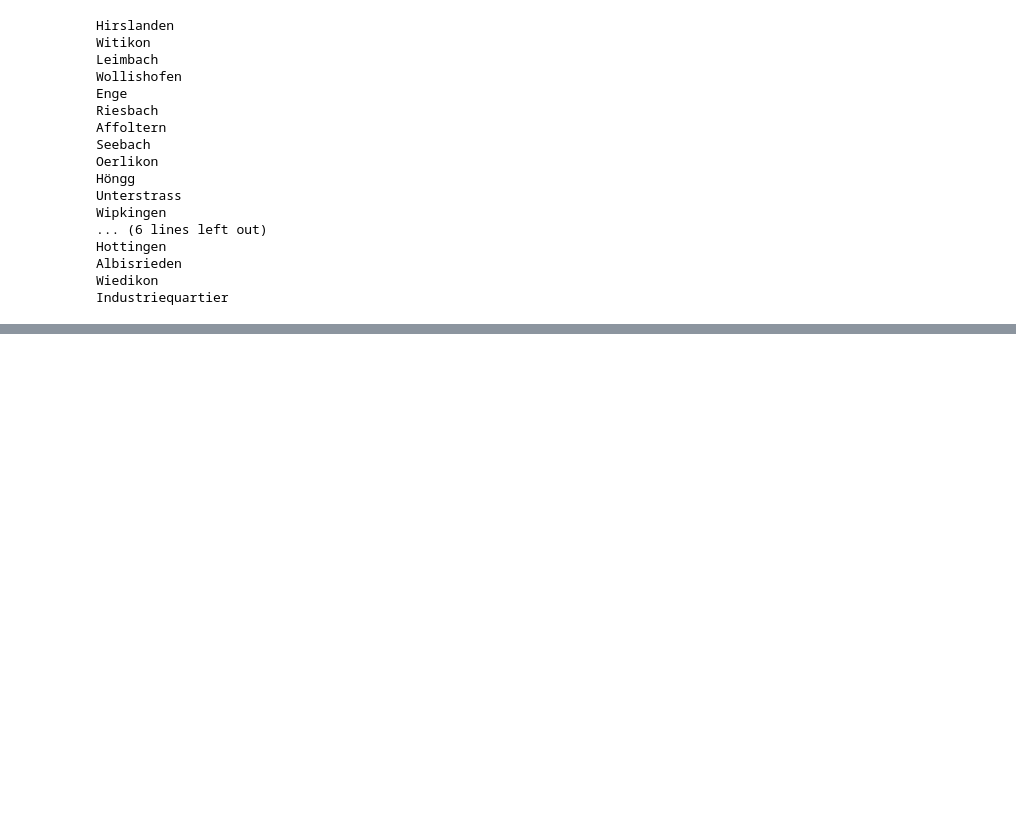
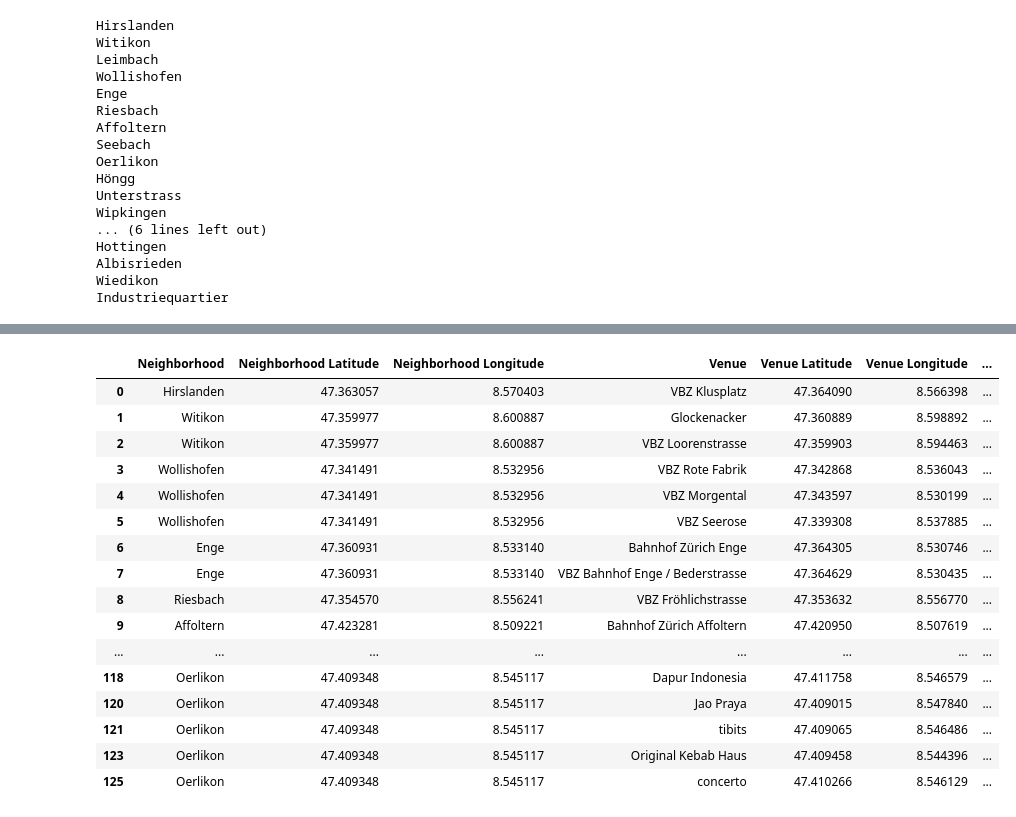
Before and after one commit to xanag/Coursera_Capstone, a Jupyter notebook: Final Capstone Project.ipynb, the cells around one changed output, grey strips where cells are left out. Saved outputs shown, nothing was run; the diff lists cells and outputs as text; code cells hidden in the pictures; blank space fills up the shorter version.

```diff
--- a/Final Capstone Project.ipynb
+++ b/Final Capstone Project.ipynb
@@ -364,0 +427,26 @@ neigh_with_train
+# %%
+# It seems that Schwamedingen, Oerlikon and Wollishofen have highest number of train, tram, bus stations. Lets take food places into consideration too
+target = target.append(zurich_venues.loc[zurich_venues['Venue Category'].str.contains("Restaurant")])
+target = target.append(zurich_venues.loc[zurich_venues['Venue Category'].str.contains("Café")])
+#target = target.append(zurich_venues.loc[zurich_venues['Venue Category'].str.contains("Shop")])
+#target = target.append(zurich_venues.loc[zurich_venues['Venue Category'].str.contains("Store")])
+#target = target.append(zurich_venues.loc[zurich_venues['Venue Category'].str.contains("Supermarket")])
+target
+# %% [output]
+|  | Neighborhood | Neighborhood Latitude | Neighborhood Longitude | Venue | Venue Latitude | Venue Longitude | ... |
+| 0 | Hirslanden | 47.363057 | 8.570403 | VBZ Klusplatz | 47.364090 | 8.566398 | ... |
+| 1 | Witikon | 47.359977 | 8.600887 | Glockenacker | 47.360889 | 8.598892 | ... |
+| 2 | Witikon | 47.359977 | 8.600887 | VBZ Loorenstrasse | 47.359903 | 8.594463 | ... |
+| 3 | Wollishofen | 47.341491 | 8.532956 | VBZ Rote Fabrik | 47.342868 | 8.536043 | ... |
+| 4 | Wollishofen | 47.341491 | 8.532956 | VBZ Morgental | 47.343597 | 8.530199 | ... |
+| 5 | Wollishofen | 47.341491 | 8.532956 | VBZ Seerose | 47.339308 | 8.537885 | ... |
+| 6 | Enge | 47.360931 | 8.533140 | Bahnhof Zürich Enge | 47.364305 | 8.530746 | ... |
+| 7 | Enge | 47.360931 | 8.533140 | VBZ Bahnhof Enge / Bederstrasse | 47.364629 | 8.530435 | ... |
+| 8 | Riesbach | 47.354570 | 8.556241 | VBZ Fröhlichstrasse | 47.353632 | 8.556770 | ... |
+| 9 | Affoltern | 47.423281 | 8.509221 | Bahnhof Zürich Affoltern | 47.420950 | 8.507619 | ... |
+| ... | ... | ... | ... | ... | ... | ... | ... |
+| 118 | Oerlikon | 47.409348 | 8.545117 | Dapur Indonesia | 47.411758 | 8.546579 | ... |
+| 120 | Oerlikon | 47.409348 | 8.545117 | Jao Praya | 47.409015 | 8.547840 | ... |
+| 121 | Oerlikon | 47.409348 | 8.545117 | tibits | 47.409065 | 8.546486 | ... |
+| 123 | Oerlikon | 47.409348 | 8.545117 | Original Kebab Haus | 47.409458 | 8.544396 | ... |
+| 125 | Oerlikon | 47.409348 | 8.545117 | concerto | 47.410266 | 8.546129 | ... |
```
Also changed, not shown: parts of 36 cells of this notebook.
